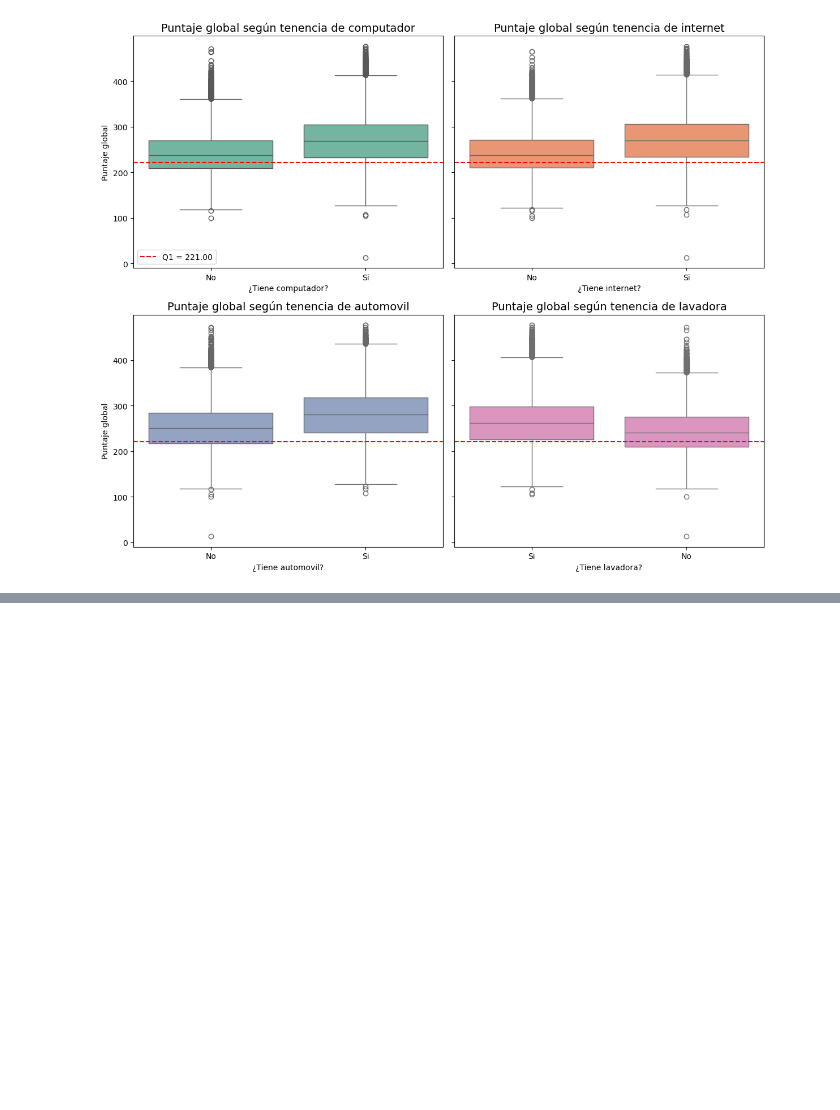
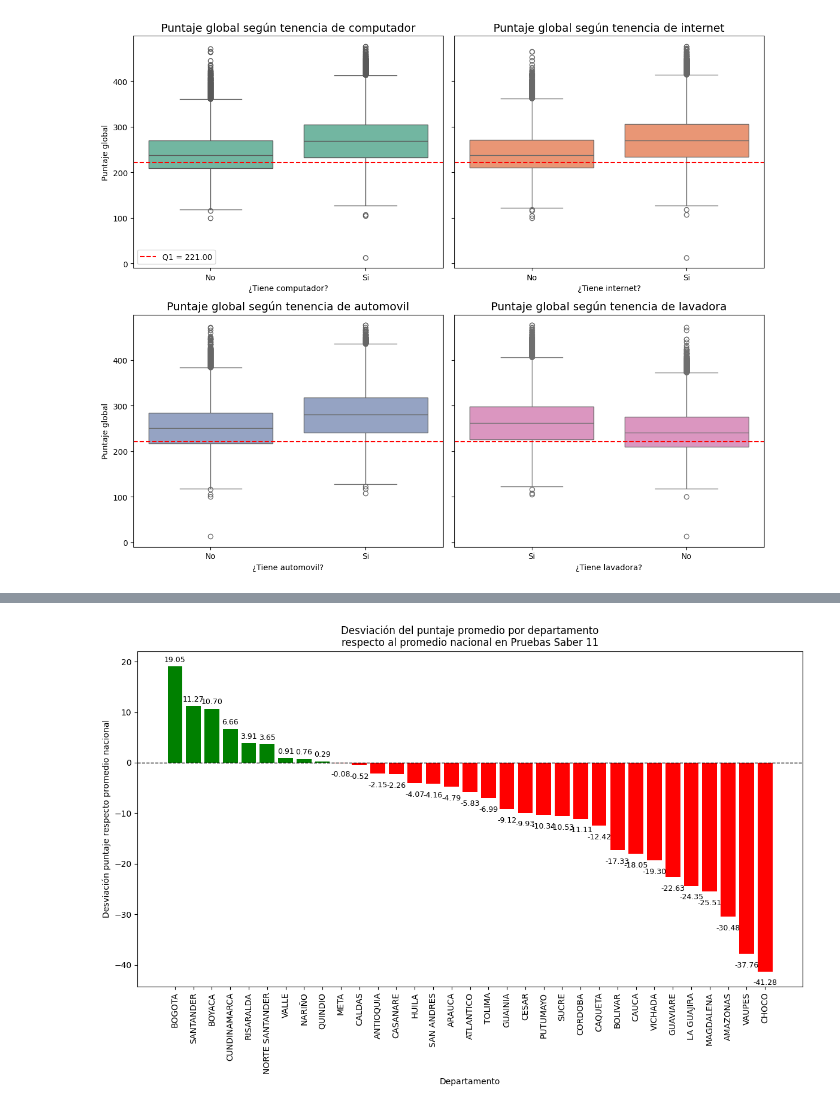
Before and after one commit to Mariapaulaestupinan/Proyecto-2-Analitica, a Jupyter notebook: analisis_de_datos/Analisis de datos.ipynb, the cells around one changed output, grey strips where cells are left out. Drawn from its saved outputs; the diff is of its cells as text; code cells hidden in the pictures; blank space fills up the shorter version.

```diff
--- a/analisis_de_datos/Analisis de datos.ipynb
+++ b/analisis_de_datos/Analisis de datos.ipynb
@@ -780,0 +815,46 @@ plt.show()
+# %%
+import pandas as pd
+import matplotlib.pyplot as plt
+import seaborn as sns
+
+
+# 1. Quitar filas con valores nulos en las columnas importantes
+df = datos_factores_socio_economicos.dropna(subset=['cole_depto_ubicacion', 'punt_global'])
+
+# 2. Calcular puntaje promedio por departamento
+promedios_depto = df.groupby('cole_depto_ubicacion')['punt_global'].mean().reset_index()
+
+# 3. Calcular promedio nacional
+promedio_nacional = df['punt_global'].mean()
+
+# 4. Calcular desviación respecto al promedio nacional
+promedios_depto['desviacion'] = promedios_depto['punt_global'] - promedio_nacional
+
+# 5. Ordenar departamentos por desviación
+promedios_depto = promedios_depto.sort_values('desviacion', ascending=False)
+
+# 6. Colores: verde si está por encima, rojo si está por debajo
+promedios_depto['color'] = promedios_depto['desviacion'].apply(lambda x: 'green' if x > 0 else 'red')
+
+# 7. Graficar
+plt.figure(figsize=(12,8))
+bars = plt.bar(promedios_depto['cole_depto_ubicacion'], promedios_depto['desviacion'], color=promedios_depto['color'])
+
+# Línea horizontal en cero (promedio nacional)
+plt.axhline(0, color='black', linewidth=1, linestyle='--')
+
+# Etiquetas y título
+plt.xticks(rotation=90)
+plt.xlabel('Departamento')
+plt.ylabel('Desviación puntaje respecto promedio nacional')
+plt.title('Desviación del puntaje promedio por departamento\nrespecto al promedio nacional en Pruebas Saber 11')
+
+# Agregar valores encima de las barras
+for bar in bars:
+    yval = bar.get_height()
+    plt.text(bar.get_x() + bar.get_width()/2, yval + (0.5 if yval > 0 else -1.5), f'{yval:.2f}', ha='center', va='bottom' if yval > 0 else 'top', fontsize=9)
+
+plt.tight_layout()
+plt.show()
+# %% [output]
+[figure, added]
```
Also changed, not shown: parts of 15 cells of this notebook.
